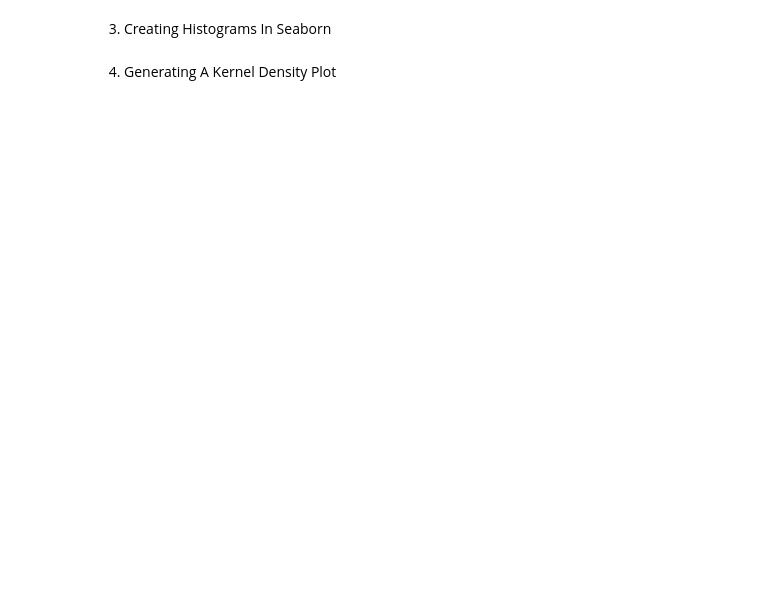
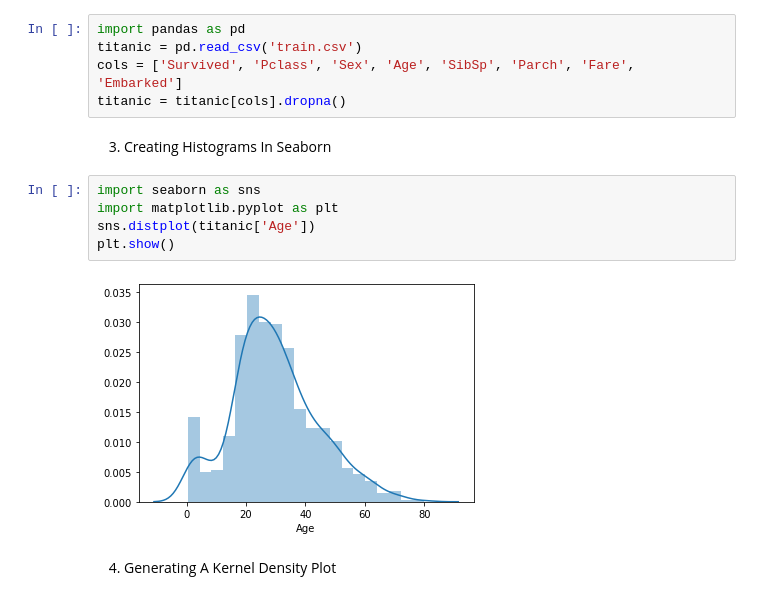
Before and after one commit to exopas95/DataQuest, a Jupyter notebook: 5.Storytelling Through Data Visualization/3_Conditional_Plots.ipynb, the cells around one changed output. Drawn from its saved outputs; the diff is of its cells as text; blank space fills up the shorter version.

Commit message:
Practice conditional plot using seaborn library

```diff
--- a/5.Storytelling Through Data Visualization/3_Conditional_Plots.ipynb
+++ b/5.Storytelling Through Data Visualization/3_Conditional_Plots.ipynb
@@ -2,7 +2,19 @@
 1. Introduction to Seaborn
 # %% [markdown]
 2. Introduction to the Data Set
+# %%
+import pandas as pd
+titanic = pd.read_csv('train.csv')
+cols = ['Survived', 'Pclass', 'Sex', 'Age', 'SibSp', 'Parch', 'Fare', 'Embarked']
+titanic = titanic[cols].dropna()
 # %% [markdown]
 3. Creating Histograms In Seaborn
+# %%
+import seaborn as sns
+import matplotlib.pyplot as plt
+sns.distplot(titanic['Age'])
+plt.show()
+# %% [output]
+[figure, added]
 # %% [markdown]
 4. Generating A Kernel Density Plot
```
Also changed, not shown: parts of 6 cells of this notebook, 1 other file.
